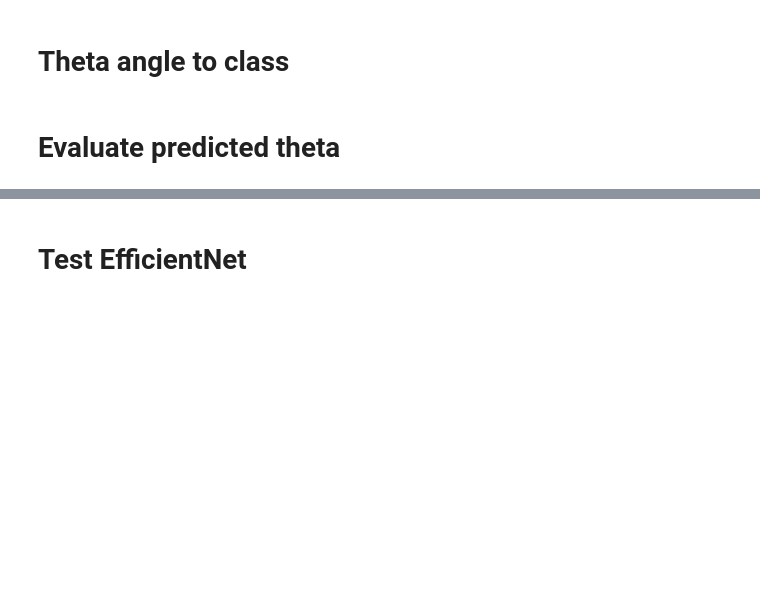
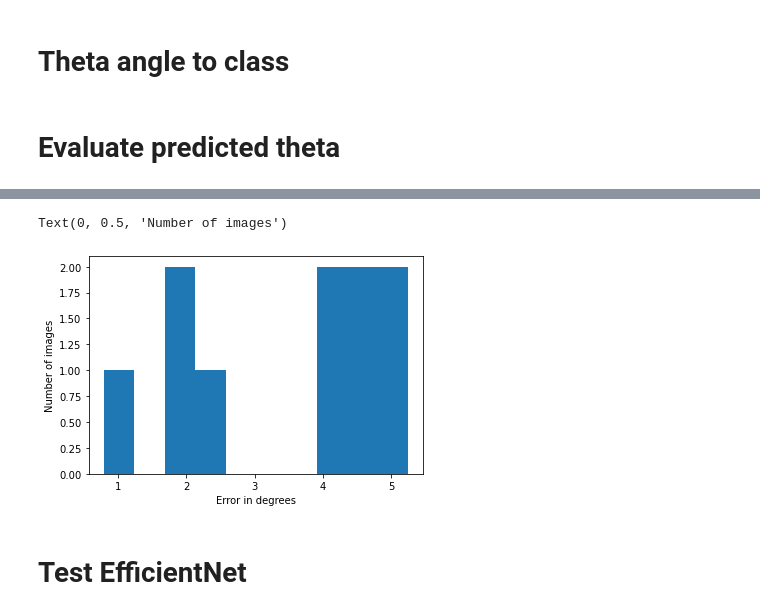
Before and after one commit to WildMeOrg/wbia-plugin-orientation, a Jupyter notebook: wbia_orientation/Sandbox.ipynb, the cells around one changed output, grey strips where cells are left out. Cells and saved outputs as stored; diff of their text form; code cells hidden in the pictures; blank space fills up the shorter version.

```diff
--- a/wbia_orientation/Sandbox.ipynb
+++ b/wbia_orientation/Sandbox.ipynb
@@ -251,3 +259,10 @@ math.radians(10)
+# %%
+plt.hist(err_theta)
+plt.xlabel('Error in degrees')
+plt.ylabel('Number of images')
+# %% [output]
+Text(0, 0.5, 'Number of images')
+[figure, added]
 # %% [markdown]
 # Test EfficientNet
 # %%
```
Also changed, not shown: parts of 19 cells of this notebook, 7 other files.
